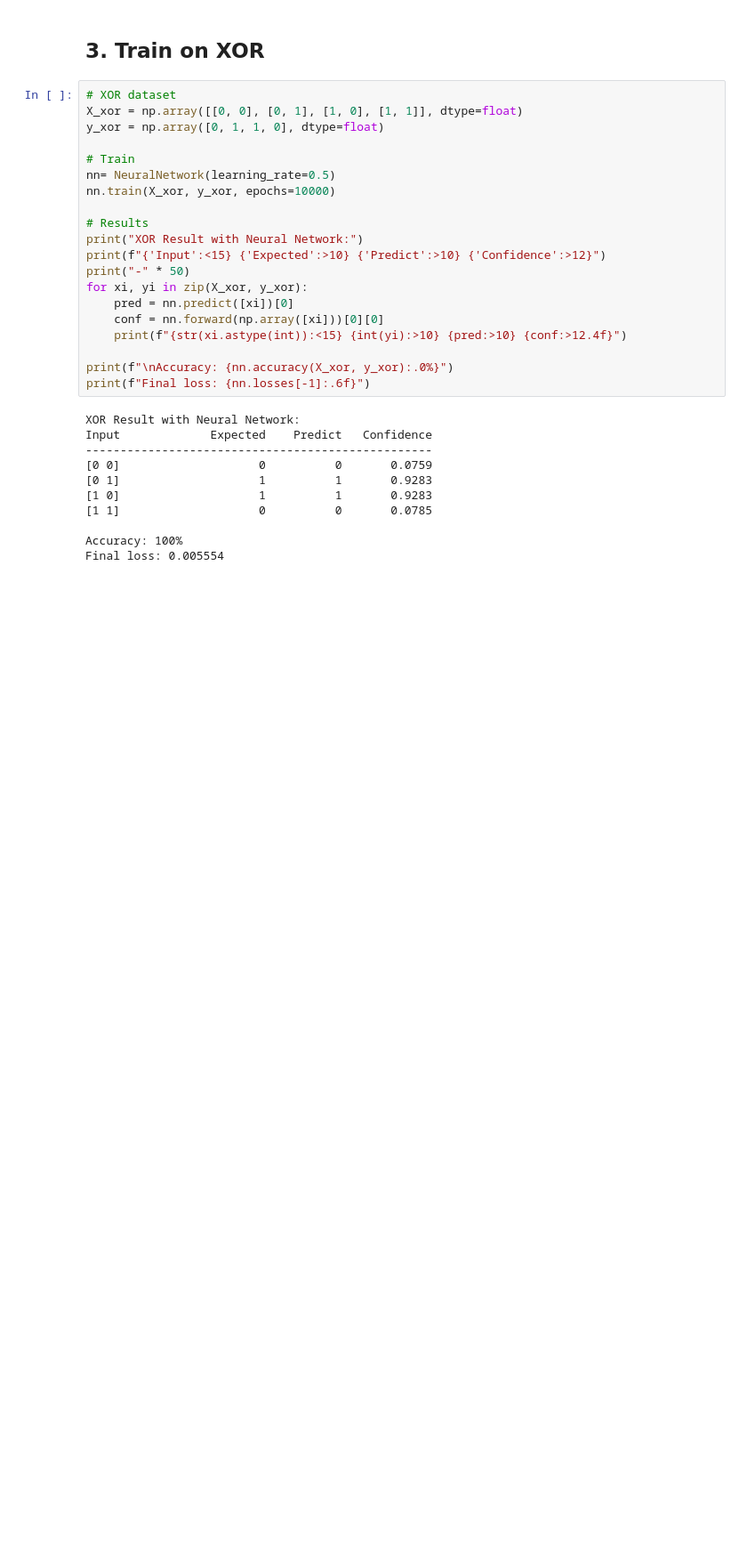
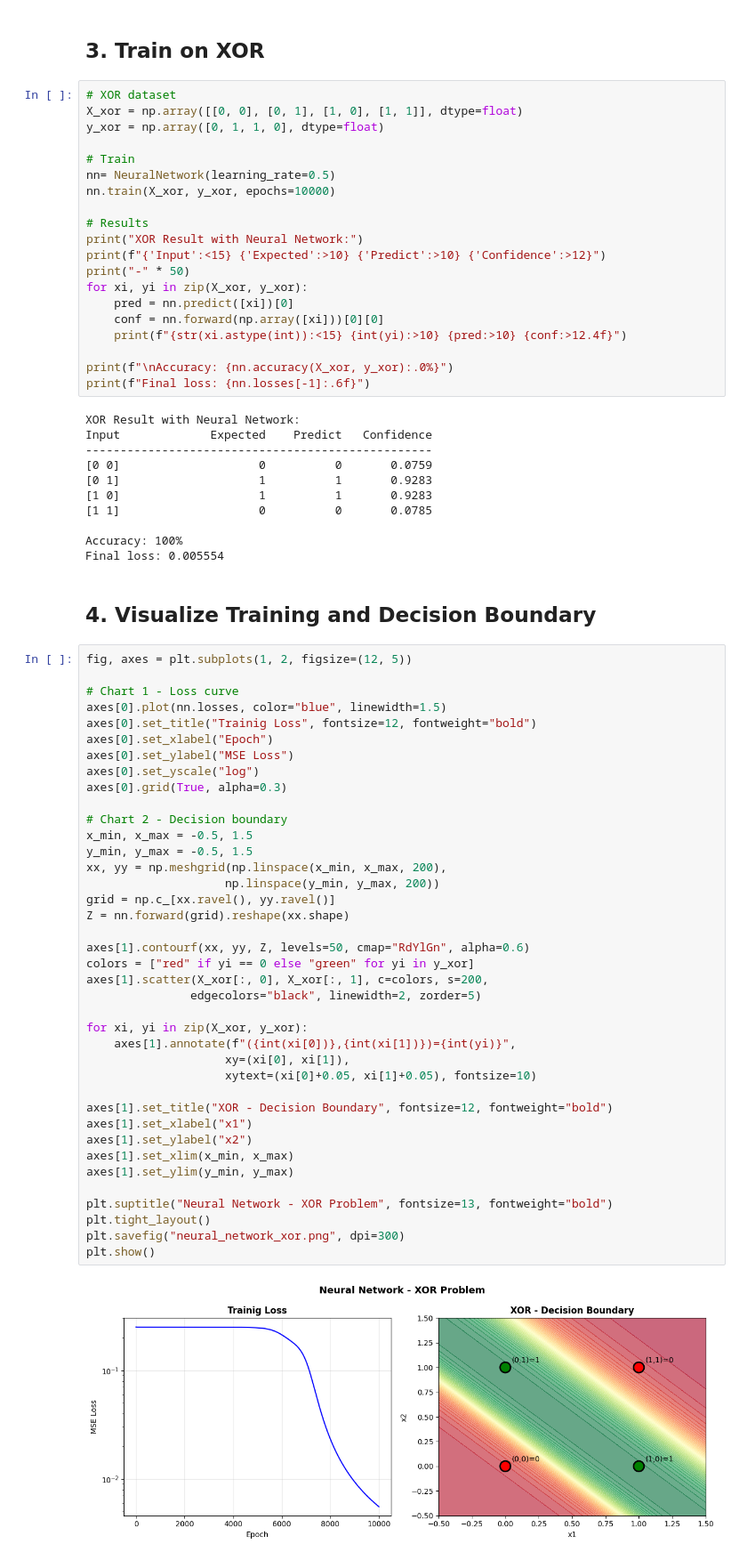
Before and after one commit to Honaxen/deep-learning-fundamentals, a Jupyter notebook: notebooks/02_neural_network.ipynb, the cells around one changed output. Shown at 89% size. Drawn from its saved outputs; the diff is of its cells as text; blank space fills up the shorter version.

Commit message:
feat: add neural network notebook — XOR solved with hidden layer

```diff
--- a/notebooks/02_neural_network.ipynb
+++ b/notebooks/02_neural_network.ipynb
@@ -168,3 +165,46 @@ Input             Expected    Predict   Confidence
 
 Accuracy: 100%
 Final loss: 0.005554
+# %% [markdown]
+## 4. Visualize Training and Decision Boundary
+# %%
+fig, axes = plt.subplots(1, 2, figsize=(12, 5))
+
+# Chart 1 - Loss curve
+axes[0].plot(nn.losses, color="blue", linewidth=1.5)
+axes[0].set_title("Trainig Loss", fontsize=12, fontweight="bold")
+axes[0].set_xlabel("Epoch")
+axes[0].set_ylabel("MSE Loss")
+axes[0].set_yscale("log")
+axes[0].grid(True, alpha=0.3)
+
+# Chart 2 - Decision boundary
+x_min, x_max = -0.5, 1.5
+y_min, y_max = -0.5, 1.5
+xx, yy = np.meshgrid(np.linspace(x_min, x_max, 200),
+                    np.linspace(y_min, y_max, 200))
+grid = np.c_[xx.ravel(), yy.ravel()]
+Z = nn.forward(grid).reshape(xx.shape)
+
+axes[1].contourf(xx, yy, Z, levels=50, cmap="RdYlGn", alpha=0.6)
+colors = ["red" if yi == 0 else "green" for yi in y_xor]
+axes[1].scatter(X_xor[:, 0], X_xor[:, 1], c=colors, s=200,
+               edgecolors="black", linewidth=2, zorder=5)
+
+for xi, yi in zip(X_xor, y_xor):
+    axes[1].annotate(f"({int(xi[0])},{int(xi[1])})={int(yi)}",
+                    xy=(xi[0], xi[1]),
+                    xytext=(xi[0]+0.05, xi[1]+0.05), fontsize=10)
+
+axes[1].set_title("XOR - Decision Boundary", fontsize=12, fontweight="bold")
+axes[1].set_xlabel("x1")
+axes[1].set_ylabel("x2")
+axes[1].set_xlim(x_min, x_max)
+axes[1].set_ylim(y_min, y_max)
+
+plt.suptitle("Neural Network - XOR Problem", fontsize=13, fontweight="bold")
+plt.tight_layout()
+plt.savefig("neural_network_xor.png", dpi=300)
+plt.show()
+# %% [output]
+[figure, added]
```
Also changed, not shown: parts of 3 cells of this notebook.
